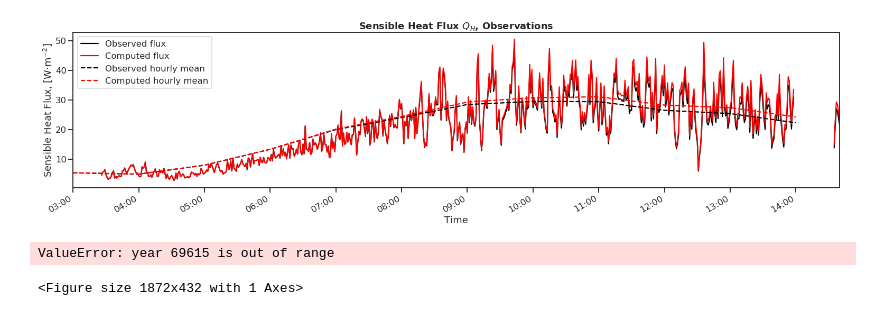
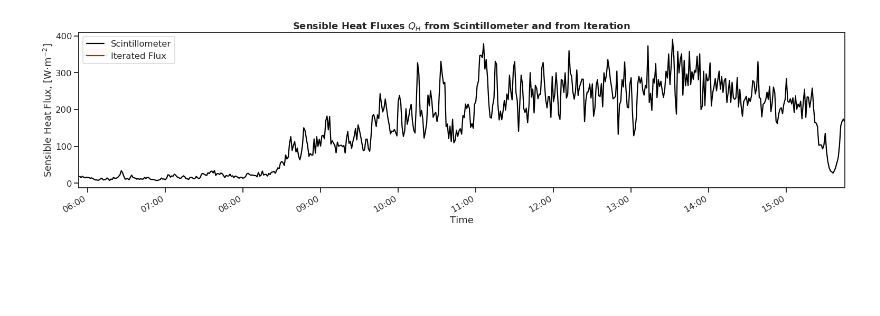
Before and after one commit to gampnico/ss19-feldkurs, a Jupyter notebook: Pycode/preliminary_plots.ipynb, the cells around one changed output. Saved outputs shown, nothing was run; the diff lists cells and outputs as text; code cells hidden in the pictures; blank space fills up the shorter version.

```diff
--- a/Pycode/preliminary_plots.ipynb
+++ b/Pycode/preliminary_plots.ipynb
@@ -162,0 +35,4 @@ Iteration completed!
+# %%
+computed_data = cn.data_processor(filename, station)
+cdf = computed_data["computed"]
+z_eff = computed_data["effective_height"]
@@ -182,0 +90,9 @@ plt.show()
+# %%
+"""Data overview"""
+filename = "2018-05-06"
+station = "schiessstand"
+
+sdf_old = dp.scintillometer_parse(filename)
+computed_data_old = cn.data_processor(filename, station)
+cdf_old = computed_data_old["computed"]
+z_eff_old = computed_data_old["effective_height"]
@@ -182,0 +104,5 @@ plt.show()
+# %%
+"""Ward's iteration"""
+# Takes 100s or so to run
+cdf_old_backup = cdf_old.copy()  # in case of later testing
+cdf_old = rfp.ward_method(cdf_old, z_eff)
@@ -183,44 +122,16 @@ plt.show()
 # %%
-hourly_scint_mean = scint_data.resample("H").mean()
-hourly_scint_mean["H_std"] = scint_data["H_convection"].resample("H").std()
-
-plt.figure(figsize=(26, 6))
-scint_data["H_convection"].plot(color="black", label="Observed flux")
-(cdf["H_free"]).plot(color="red", label="Computed flux")
-
-hourly_scint_mean["H_convection"].plot(label="Observed hourly mean", color="black",
-                                        linestyle="dashed")
-hourly_mean["H_free"].plot(label="Computed hourly mean", color="red",
-                      linestyle="dashed")
+fig = plt.figure(figsize=(26, 6))
+sdf_old["H_convection"].plot(color="black", label="Scintillometer")
+cdf_old["shf"].plot(color="red", label="Iterated Flux")
 
 plt.legend(loc="upper left")
-plt.title(r"Sensible Heat Flux $Q_{H}$, Observations", fontweight="bold")
+plt.title(
+    r"Sensible Heat Fluxes $Q_{H}$ from Scintillometer and from Iteration",
+    fontweight="bold")
 plt.xlabel("Time")
 plt.ylabel("Sensible Heat Flux, [W$\cdot$m$^{-2}$]")
 ax = plt.gca()
-ax.xaxis.set_major_formatter(dates.DateFormatter('%H:%M'))  # hours and minutes
-plt.show()
+ax.xaxis.set_major_formatter(
+    dates.DateFormatter('%H:%M'))  # hours and minutes
 # %% [output]
-[figure, old version]
+[figure, new version]
-# %%
-# cdf["H"] = abs(-cdf["rho_air"] * cp * cdf["theta_star"] * cdf["u_star"])
-
-hourly_mean = cdf.resample("H").mean()
-hourly_mean["H_std"] = cdf["H"].resample("H").std()
-
-fig = plt.figure(figsize=(26, 6))
-(cdf["l_ob"]).plot(color="grey", label="Time series")
-# hourly_mean["H_std"].plot(label="Hourly standard deviation", color="grey")
-# hourly_mean["H"].plot(label="Hourly mean", color="black",
-#                          linestyle="dashed")
-
-plt.legend(loc="upper left")
-plt.title(r"Sensible Heat Flux $Q_{H}$, Free Convection", fontweight="bold")
-plt.xlabel("Time, CET")
-plt.ylabel("Sensible Heat Flux, [W$\cdot$m$^{-2}$]")
-ax = plt.gca()
-ax.xaxis.set_major_formatter(dates.DateFormatter('%H:%M'))  # hours and minutes
-plt.show()
-# %% [output]
-ValueError: year 69615 is out of range
-<Figure size 1872x432 with 1 Axes>
```
Also changed, not shown: parts of 19 cells of this notebook, 30 other files.
